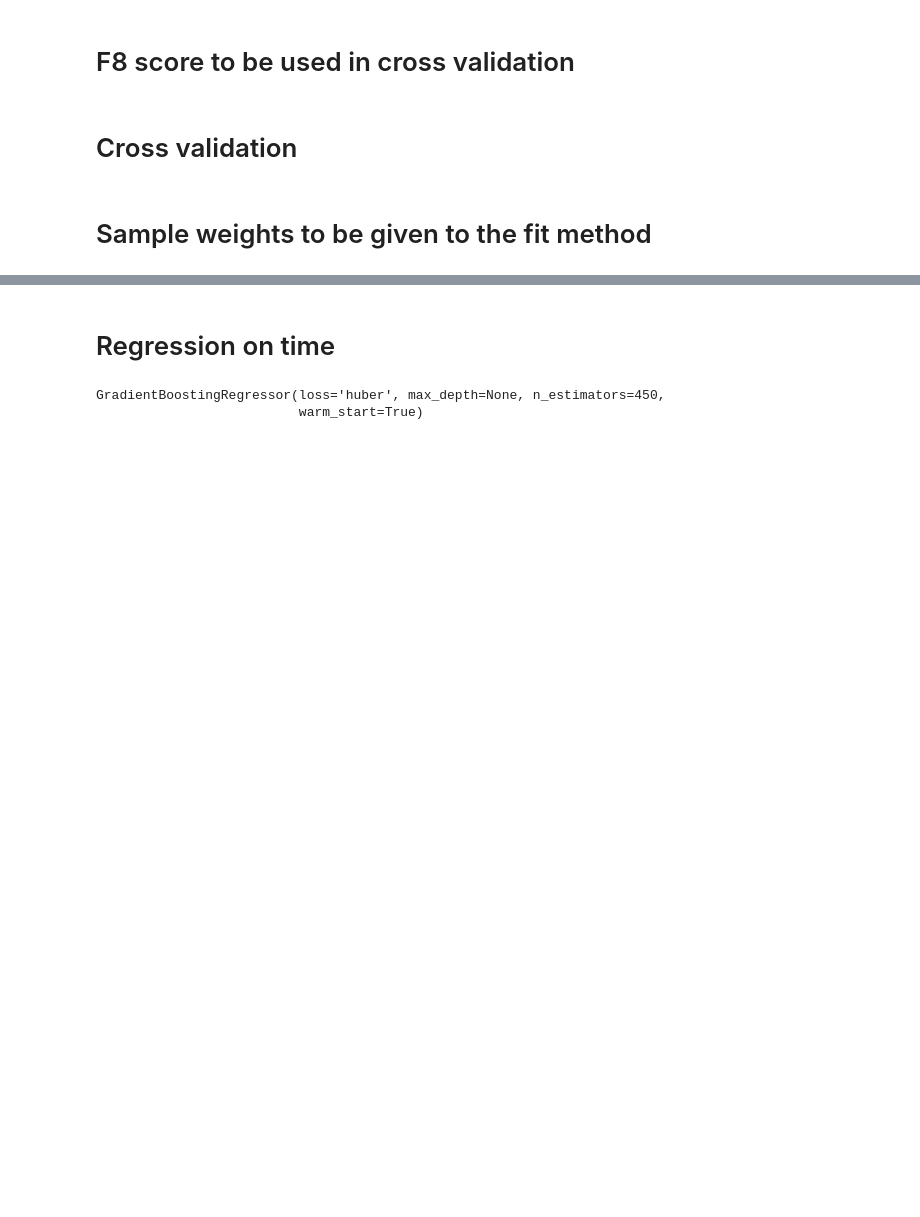
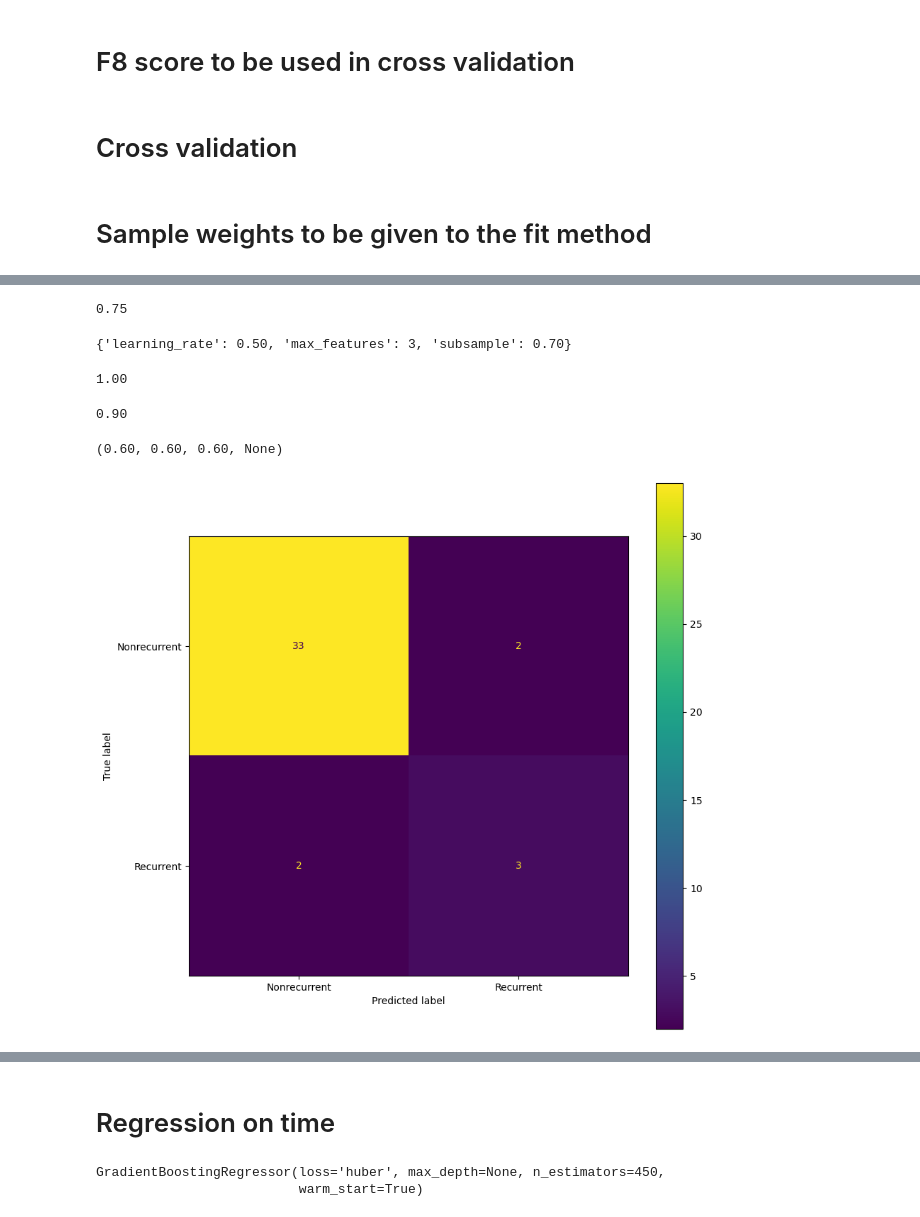
Before and after one commit to Raaaii/Breast_Cancer_ML-DL, a Jupyter notebook: DecisionTrees/GradientBoostingTrees.ipynb, the cells around one changed output, grey strips where cells are left out. Cells and saved outputs as stored; diff of their text form; code cells hidden in the pictures; blank space fills up the shorter version.

```diff
--- a/DecisionTrees/GradientBoostingTrees.ipynb
+++ b/DecisionTrees/GradientBoostingTrees.ipynb
@@ -319,0 +330,2 @@ plt.savefig("importances.png", dpi=300)
+# %%
+cv = GridSearchCV(clf,parameters,cv=10, n_jobs=-1)
@@ -319,0 +334,7 @@ plt.savefig("importances.png", dpi=300)
+# %%
+weight = np.zeros_like(train_y, dtype=float)
+# %%
+weight[train_y == 0] = 1
+weight[train_y == 1] = 2
+# %%
+cv.fit(train_X, train_y, sample_weight=weight)
@@ -319,0 +350,25 @@ plt.savefig("importances.png", dpi=300)
+# %%
+cv.best_score_
+# %% [output]
+0.75
+# %%
+cv.best_params_
+# %% [output]
+{'learning_rate': 0.50, 'max_features': 3, 'subsample': 0.70}
+# %%
+cv.score(train_X, train_y)
+# %% [output]
+1.00
+# %%
+cv.score(test_X, test_y)
+# %% [output]
+0.90
+# %%
+precision_recall_fscore_support(test_y, cv.predict(test_X), beta=8, average="binary")
+# %% [output]
+(0.60, 0.60, 0.60, None)
+# %%
+ConfusionMatrixDisplay.from_predictions(test_y, cv.predict(test_X), display_labels=["Nonrecurrent", "Recurrent"])
+plt.savefig("confusionMatrix2.png", dpi=300)
+# %% [output]
+[figure, added]
```
Also changed, not shown: parts of 27 cells of this notebook, 5 other files.
